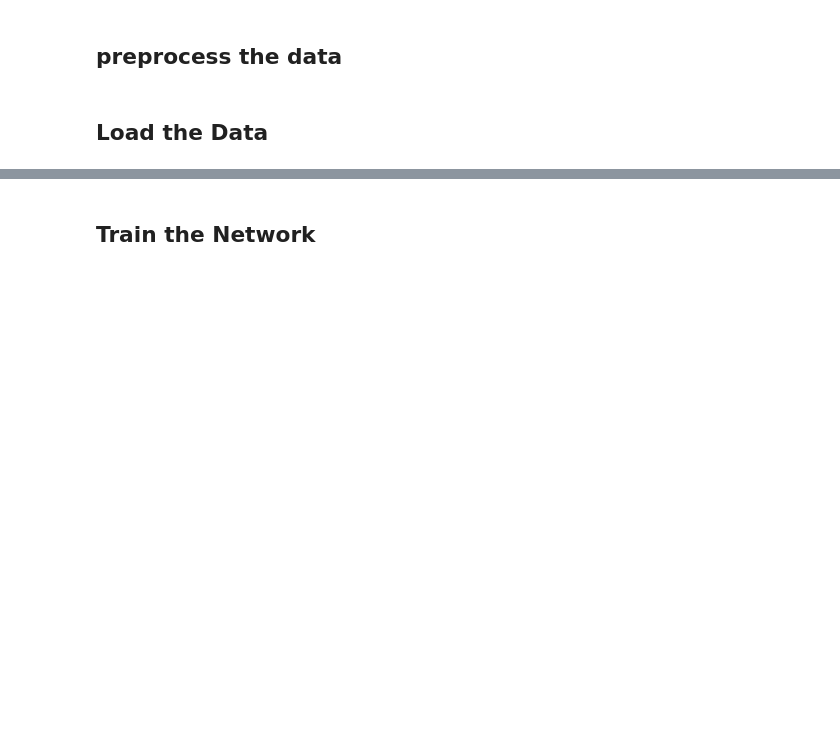
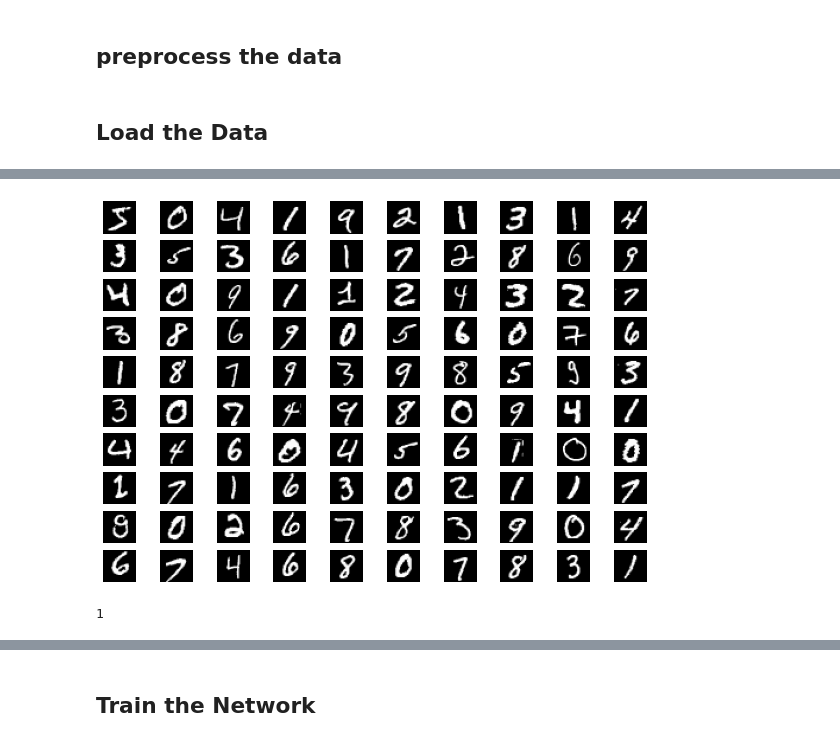
Before and after one commit to divyanx/Machine-Learning-Tasks, a Jupyter notebook: Assignment-04/CNN/09-CNN.ipynb, the cells around one changed output, grey strips where cells are left out. Drawn from its saved outputs; the diff is of its cells as text; code cells hidden in the pictures; blank space fills up the shorter version.

```diff
--- a/Assignment-04/CNN/09-CNN.ipynb
+++ b/Assignment-04/CNN/09-CNN.ipynb
@@ -24,2 +28,5 @@ def preprocess_data(x, y, limit):
 # %% [markdown]
 ## Load the Data
+# %%
+data = mnist.load_data()
+data
@@ -31,3 +56,21 @@ x_test, y_test = preprocess_data(x_test, y_test, 20)
+# %%
+#show first 20 images present in x_train
+
+
+fig = plt.figure(figsize=(10, 7))
+
+for i in range(100):
+    fig.add_subplot(10, 10, i+1)
+    plt.imshow(data[0][0][i], 'gray')
+    plt.axis('off')
+
+plt.show()
+# %% [output]
+[figure, added]
+# %%
+y_train[6]
+# %% [output]
+1
 # %%
 #print the size of the training and test data
 print(x_train.shape)
```
Also changed, not shown: parts of 9 cells of this notebook, 2 other files.
